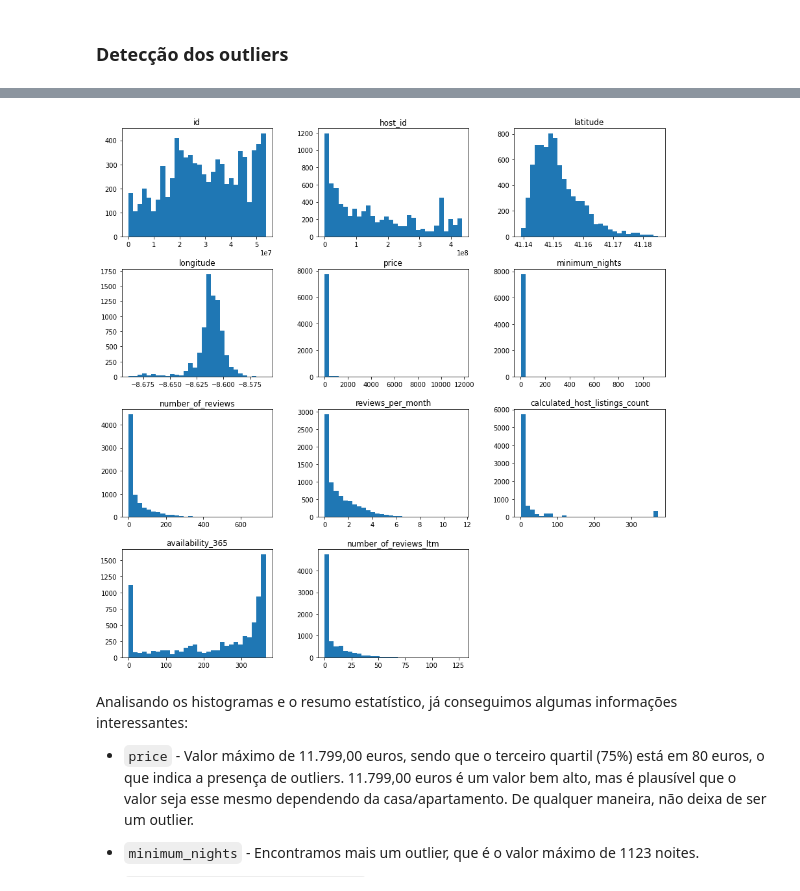
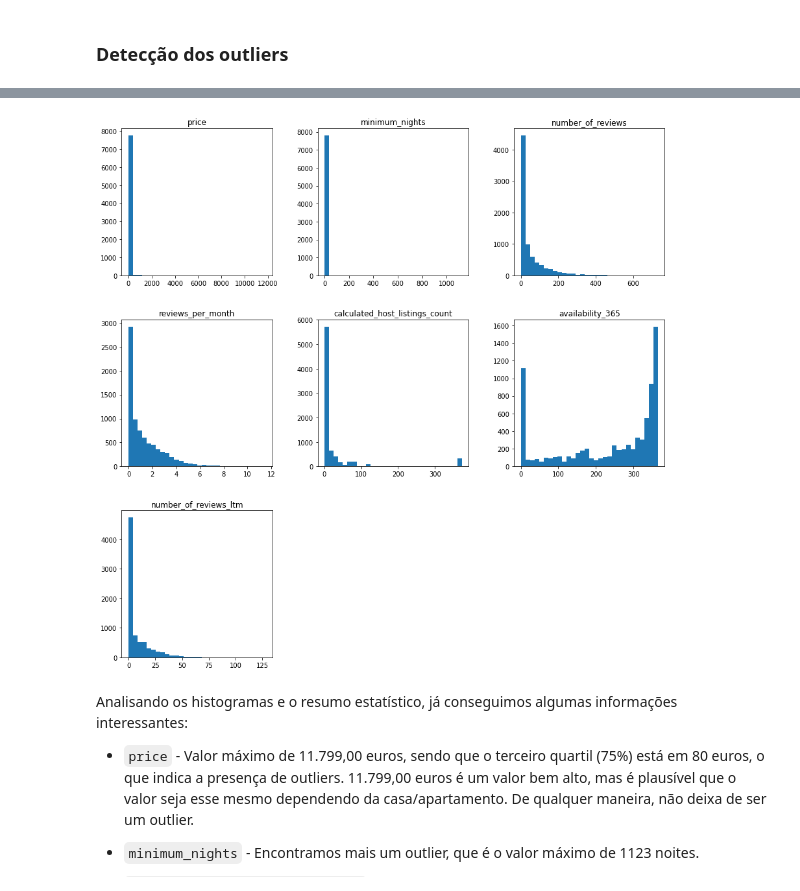
Before and after one commit to tmsapia/Analise_Airbnb_Porto, a Jupyter notebook: Análise_exploratória_dos_dados_do_Airbnb_Cidade_do_Porto.ipynb, the cells around one changed output, grey strips where cells are left out. Drawn from its saved outputs; the diff is of its cells as text; code cells hidden in the pictures.

```diff
--- a/Análise_exploratória_dos_dados_do_Airbnb_Cidade_do_Porto.ipynb
+++ b/Análise_exploratória_dos_dados_do_Airbnb_Cidade_do_Porto.ipynb
@@ -236,0 +224,5 @@ df.describe().round(2)
+# %%
+#df.describe().round(2)
+variaveis = ['price', 'minimum_nights', 'number_of_reviews', 'reviews_per_month',
+             'calculated_host_listings_count', 'availability_365', 'number_of_reviews_ltm']
+df[variaveis].describe().round(2)
@@ -237,8 +239,8 @@ df.describe().round(2)
 # %%
 # plotar o histograma das variáveis numéricas
-df.hist(bins=30, figsize=(15,15), grid=False);
+df[variaveis].hist(bins=30, figsize=(15,15), grid=False);
 # %% [output]
-[figure, old version]
+[figure, new version]
 # %% [markdown]
 Analisando os histogramas e o resumo estatístico, já conseguimos algumas informações interessantes:
 
```
Also changed, not shown: parts of 8 cells of this notebook.
